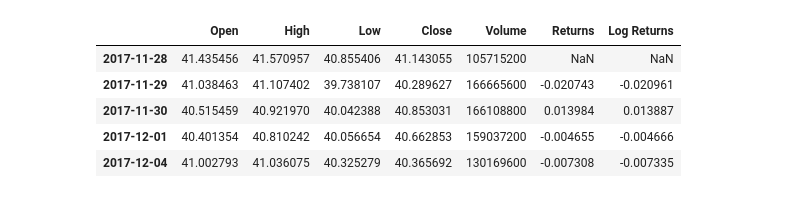
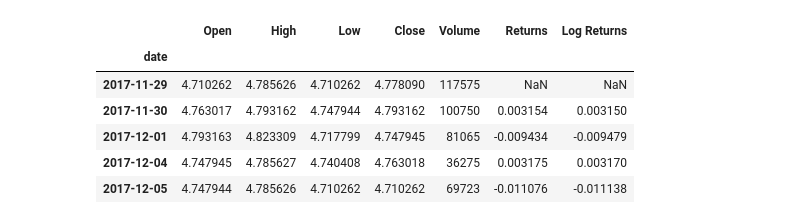
Before and after one commit to Wolvpak/ProjetFinance, a Jupyter notebook: indicators_historical_data.ipynb, the cells around one changed output. Cells and saved outputs as stored; diff of their text form; code cells hidden in the pictures.

```diff
--- a/indicators_historical_data.ipynb
+++ b/indicators_historical_data.ipynb
@@ -17,14 +17,15 @@ import itertools
 from tqdm import tqdm
 from sklearn.preprocessing import MinMaxScaler
 # %%
-#euro_tickers = get_euronext_tickers()
 #https://github.com/Toshiyuki-Tega/Machine-Learning-for-Algorithmic-Trading-Second-Edition/blob/master/22_deep_reinforcement_learning
-data = get_stock_data("AAPL")
+euro_tickers = get_euronext_tickers()
+data = get_stock_data(euro_tickers[5])
 data.head()
 # %% [output]
 |  | Open | High | Low | Close | Volume | Returns | Log Returns |
-| 2017-11-28 | 41.435456 | 41.570957 | 40.855406 | 41.143055 | 105715200 | NaN | NaN |
-| 2017-11-29 | 41.038463 | 41.107402 | 39.738107 | 40.289627 | 166665600 | -0.020743 | -0.020961 |
-| 2017-11-30 | 40.515459 | 40.921970 | 40.042388 | 40.853031 | 166108800 | 0.013984 | 0.013887 |
-| 2017-12-01 | 40.401354 | 40.810242 | 40.056654 | 40.662853 | 159037200 | -0.004655 | -0.004666 |
-| 2017-12-04 | 41.002793 | 41.036075 | 40.325279 | 40.365692 | 130169600 | -0.007308 | -0.007335 |
+| date |  |  |  |  |  |  |  |
+| 2017-11-29 | 4.710262 | 4.785626 | 4.710262 | 4.778090 | 117575 | NaN | NaN |
+| 2017-11-30 | 4.763017 | 4.793162 | 4.747944 | 4.793162 | 100750 | 0.003154 | 0.003150 |
+| 2017-12-01 | 4.793163 | 4.823309 | 4.717799 | 4.747945 | 81065 | -0.009434 | -0.009479 |
+| 2017-12-04 | 4.747945 | 4.785627 | 4.740408 | 4.763018 | 36275 | 0.003175 | 0.003170 |
+| 2017-12-05 | 4.747944 | 4.785626 | 4.710262 | 4.710262 | 69723 | -0.011076 | -0.011138 |
```
Also changed, not shown: parts of 9 cells of this notebook, 4 other files.
